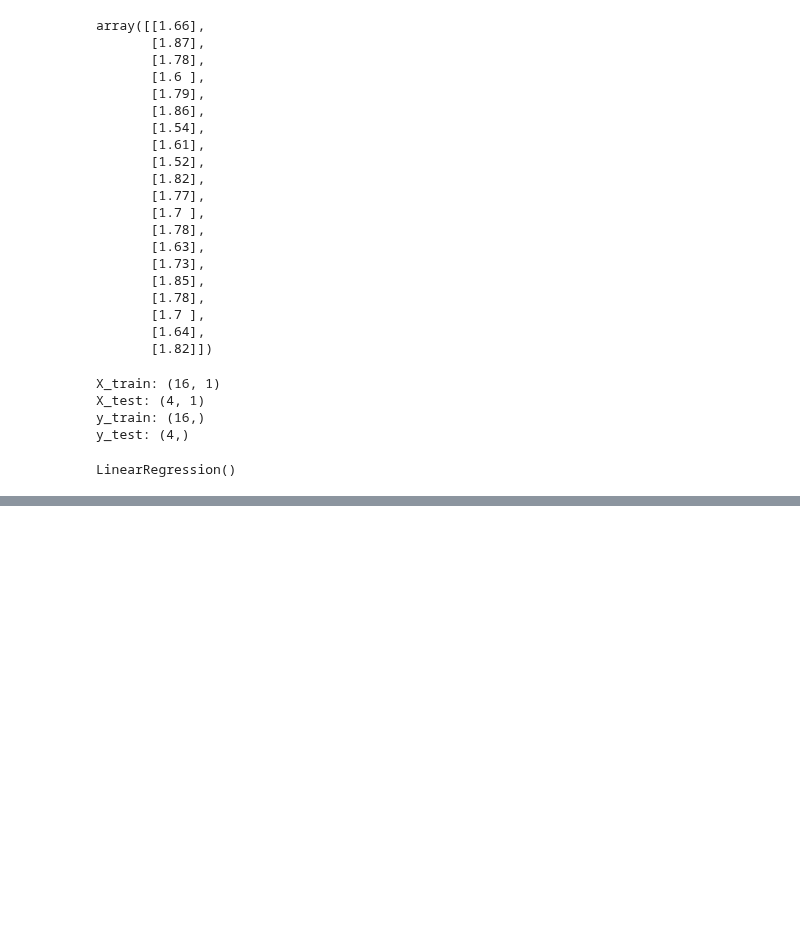
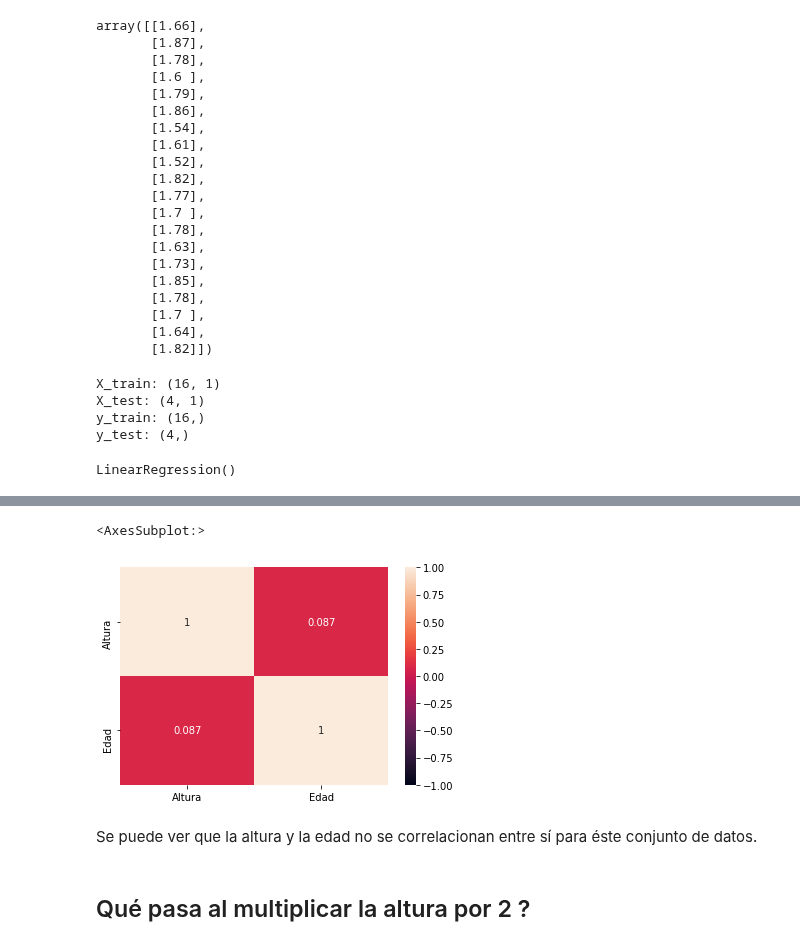
Before and after one commit to leo90rc/Leonardo.DataScience, a Jupyter notebook: week8_EDA_project_ML_lr/day5_ml_linear_regression/exercises/height_weight.ipynb, the cells around one changed output, grey strips where cells are left out. Cells and saved outputs as stored; diff of their text form; code cells hidden in the pictures; blank space fills up the shorter version.

```diff
--- a/week8_EDA_project_ML_lr/day5_ml_linear_regression/exercises/height_weight.ipynb
+++ b/week8_EDA_project_ML_lr/day5_ml_linear_regression/exercises/height_weight.ipynb
@@ -91,0 +106,3 @@ plt.plot(X_test, predict, c = 'g')
+# %%
+for i, (real, prediccion) in enumerate(zip(y_test, predict)):
+    print('posición ' + str(i) + ': ' + str(real - prediccion))
@@ -91,0 +145,8 @@ plt.plot(X_test, predict, c = 'g')
+# %%
+lista_edades = []
+lista_alturas = []
+for i in lista_edad_altura:
+    lista_edades.append(i[1])
+    lista_alturas.append(i[2])
+print(lista_edades)
+print(lista_alturas)
@@ -91,0 +156,3 @@ plt.plot(X_test, predict, c = 'g')
+# %%
+df_edad_altura = pd.DataFrame(list(zip(lista_alturas, lista_edades)), columns= ['Altura', 'Edad'])
+df_edad_altura
@@ -91,0 +177,13 @@ plt.plot(X_test, predict, c = 'g')
+# %%
+#lista_edad_altura = np.array(lista_edad_altura)
+sns.heatmap(df_edad_altura.corr(),
+           vmin = -1,
+           vmax = 1,
+           annot = True)
+# %% [output]
+<AxesSubplot:>
+[figure, added]
+# %% [markdown]
+Se puede ver que la altura y la edad no se correlacionan entre sí para éste conjunto de datos.
+# %% [markdown]
+## Qué pasa al multiplicar la altura por 2 ?
```
Also changed, not shown: parts of 36 cells of this notebook, 28 other files.
